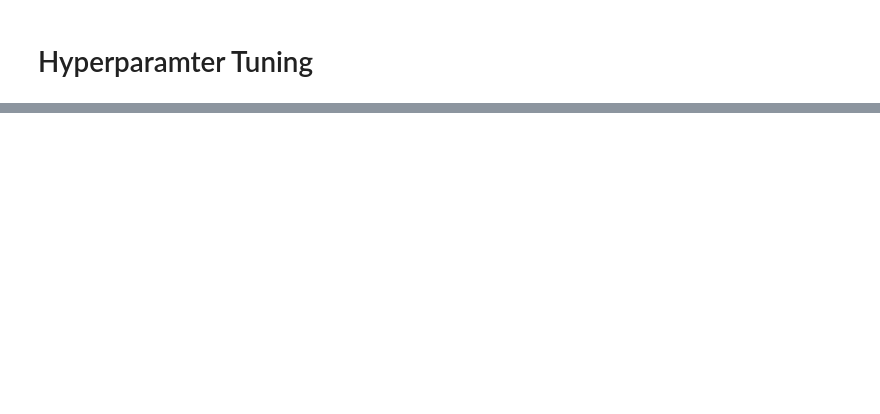
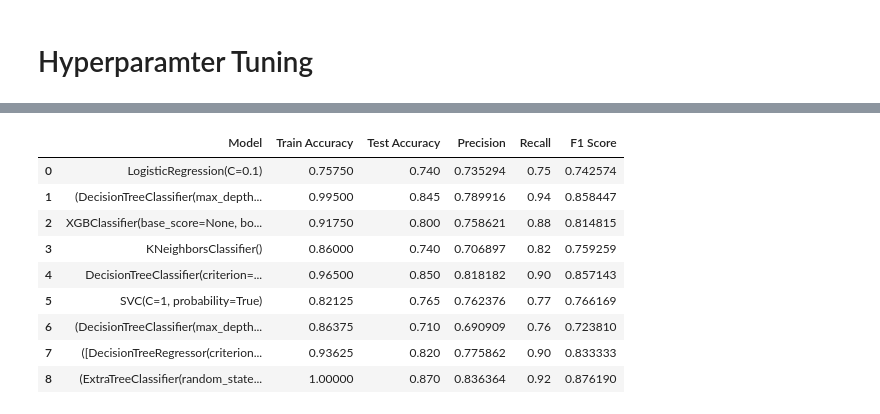
Before and after one commit to KalyanM45/OpenHealth, a Jupyter notebook: Notebook_Experiments/Diabetes_Disease_Prediction.ipynb, the cells around one changed output, grey strips where cells are left out. Cells and saved outputs as stored; diff of their text form; code cells hidden in the pictures; blank space fills up the shorter version.

```diff
--- a/Notebook_Experiments/Diabetes_Disease_Prediction.ipynb
+++ b/Notebook_Experiments/Diabetes_Disease_Prediction.ipynb
@@ -349,0 +418,23 @@ Accuracy on test set for Extra Trees Classifier: 0.855
+# %%
+results1 = {
+    'Model': modelss,
+    'Train Accuracy': train_accuracies,
+    'Test Accuracy': test_accuracies,
+    'Precision': precisions,
+    'Recall': recalls,
+    'F1 Score': f1_scores
+}
+
+results1 = pd.DataFrame(results1)
+results1
+# %% [output]
+|  | Model | Train Accuracy | Test Accuracy | Precision | Recall | F1 Score |
+| 0 | LogisticRegression(C=0.1) | 0.75750 | 0.740 | 0.735294 | 0.75 | 0.742574 |
+| 1 | (DecisionTreeClassifier(max_depth... | 0.99500 | 0.845 | 0.789916 | 0.94 | 0.858447 |
+| 2 | XGBClassifier(base_score=None, bo... | 0.91750 | 0.800 | 0.758621 | 0.88 | 0.814815 |
+| 3 | KNeighborsClassifier() | 0.86000 | 0.740 | 0.706897 | 0.82 | 0.759259 |
+| 4 | DecisionTreeClassifier(criterion=... | 0.96500 | 0.850 | 0.818182 | 0.90 | 0.857143 |
+| 5 | SVC(C=1, probability=True) | 0.82125 | 0.765 | 0.762376 | 0.77 | 0.766169 |
+| 6 | (DecisionTreeClassifier(max_depth... | 0.86375 | 0.710 | 0.690909 | 0.76 | 0.723810 |
+| 7 | ([DecisionTreeRegressor(criterion... | 0.93625 | 0.820 | 0.775862 | 0.90 | 0.833333 |
+| 8 | (ExtraTreeClassifier(random_state... | 1.00000 | 0.870 | 0.836364 | 0.92 | 0.876190 |
```
Also changed, not shown: parts of 12 cells of this notebook, 10 other files.
